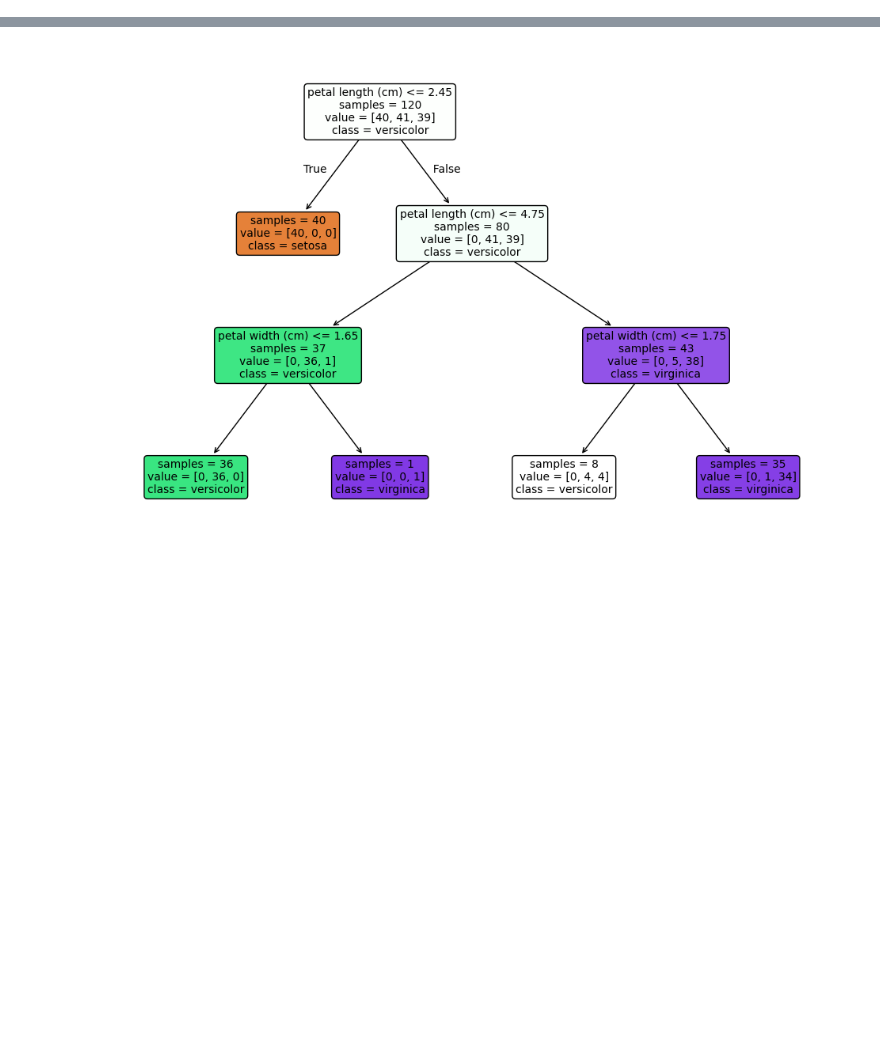
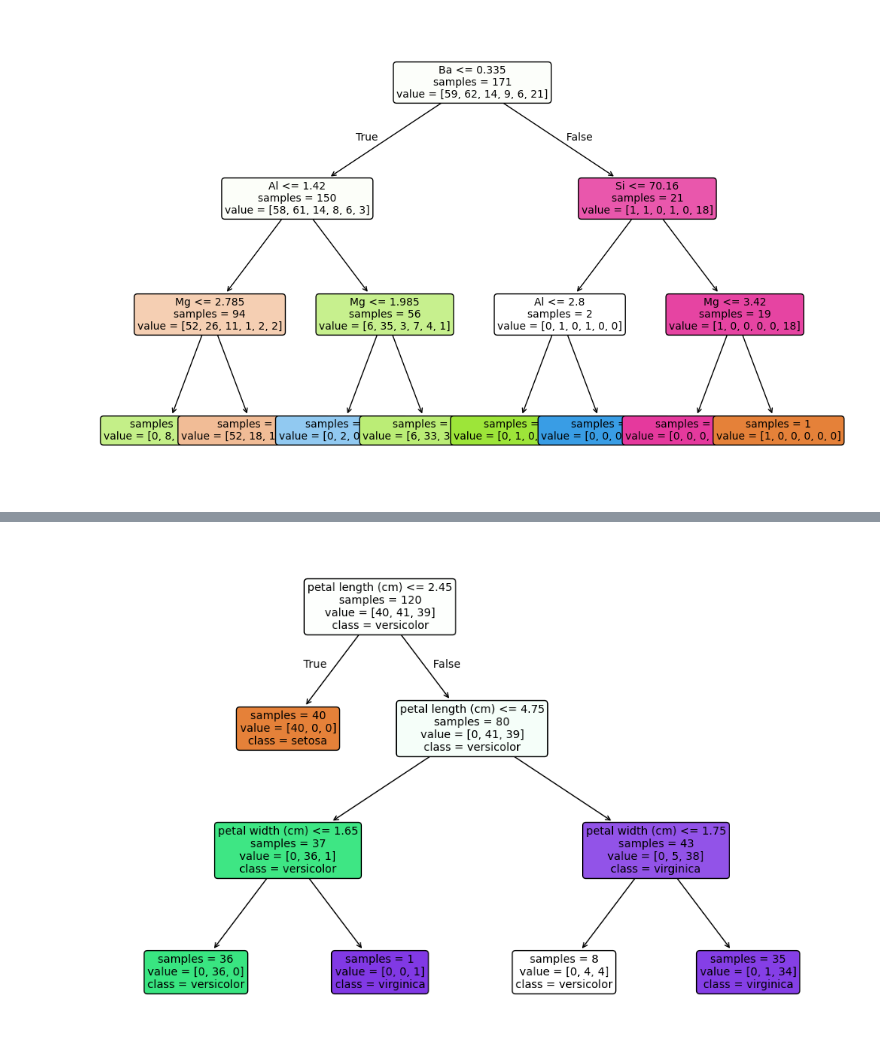
Before and after one commit to tlyphed/general_contrastive_exp, a Jupyter notebook: contrastive.ipynb, the cells around one changed output, grey strips where cells are left out. Drawn from its saved outputs; the diff is of its cells as text; code cells hidden in the pictures; blank space fills up the shorter version.

```diff
--- a/contrastive.ipynb
+++ b/contrastive.ipynb
@@ -227,0 +272,93 @@ def evaluate_instance_against_vars(instance_as_dict, var_mapping):
+# %%
+dataset = openml.datasets.get_dataset(43750)
+X,_, _, attribute_names = dataset.get_data(target=dataset.default_target_attribute)
+y = X['Type'].map({1: 0, 2: 1, 3: 2, 5:3, 6:4, 7:5})
+X.drop(columns = ['Type'], inplace = True)
+
+categorical_cols = X.select_dtypes(include=["category", "object"]).columns.tolist()
+numerical_cols = X.select_dtypes(include=["number", "float", "int"]).columns.tolist()
+
+preprocessor = ColumnTransformer(
+    transformers=[
+        ('cat', OneHotEncoder(handle_unknown='ignore', sparse_output=False), categorical_cols)
+    ],
+    remainder='passthrough'  # keep numerical columns
+)
+
+X_transformed = preprocessor.fit_transform(X)
+
+encoded_feature_names = []
+if len(categorical_cols) > 0:
+    ohe = preprocessor.named_transformers_['cat']
+    encoded_feature_names = ohe.get_feature_names_out(categorical_cols)
+all_feature_names = list(encoded_feature_names) + numerical_cols
+
+X_transformed_df = pd.DataFrame(X_transformed, columns=all_feature_names)
+
+X_train, X_test, y_train, y_test = train_test_split(X_transformed_df, y, test_size=0.2, random_state=42)
+
+model = DecisionTreeClassifier(max_depth = 3, random_state = 42)
+model.fit(X_train, y_train)
+
+plt.figure(figsize=(12, 8))
+plot_tree(model, feature_names=X_transformed_df.columns, filled=True, rounded=True, fontsize=10, impurity=False, proportion=False)
+plt.show()
+
+y_pred = model.predict(X_test)
+accuracy = accuracy_score(y_test, y_pred)
+print("Accuracy:", accuracy)
+print()
+
+output = tree_to_cnf(model, X_train.columns, 0, 3)
+cnf1 = output['fact_cnf']
+cnf2 = output['foil_cnf']
+var_map = output['var_mapping']
+
+for key, (feature, threshold) in var_map.items():
+    print(f'{key}: {feature} <= {threshold}')
+print()
+
+fact = __parse_cnf(cnf1)
+foil = __parse_cnf(cnf2)
+print(f'Fact: {cnf1}')
+print(f'Foil: {cnf2}')
+print()
+
+print(f'Global contrast:')
+encoding = ''.join(__cnf_to_facts([],fact,foil))
+with open(ENC['GLOBAL_CE'], 'r') as f:
+    encoding += f.read()
+__clingo_solve(encoding, max_clauses = 4, max_lits = 2)
+print()
+
+index = np.random.choice(np.where(y_pred == 0)[0])
+instance = str()
+instance_as_dict = evaluate_instance_against_vars(X_test.iloc[index].to_dict(), var_map)
+for j in range(len(instance_as_dict.keys())):
+    key = list(instance_as_dict.keys())[j]
+    if j > 0:
+        instance += ' & '
+    if instance_as_dict[key] == 0:
+        instance += f'-{key}'
+    else:
+        instance += f'{key}'
+print(f'Instance: {instance}')
+_instance = __parse_cnf(instance)
+print(f'Prediction: {y_pred[index]}')
+print()
+
+print(f'Counterfactual contrastive explanation:')
+encoding = ''.join(__cnf_to_facts(_instance,fact,foil))
+with open(ENC['CF_CE'], 'r') as f:
+    encoding += f.read()
+__clingo_solve(encoding, max_clauses = 4)
+print()
+
+print(f'Counterfactual difference:')
+encoding = ''.join(__cnf_to_facts(_instance,fact,foil))
+with open(ENC['CF_DIFF'], 'r') as f:
+    encoding += f.read()
+__clingo_solve(encoding, max_clauses = 5)
+print()
+# %% [output]
+[figure, added]
```
Also changed, not shown: parts of 8 cells of this notebook.
